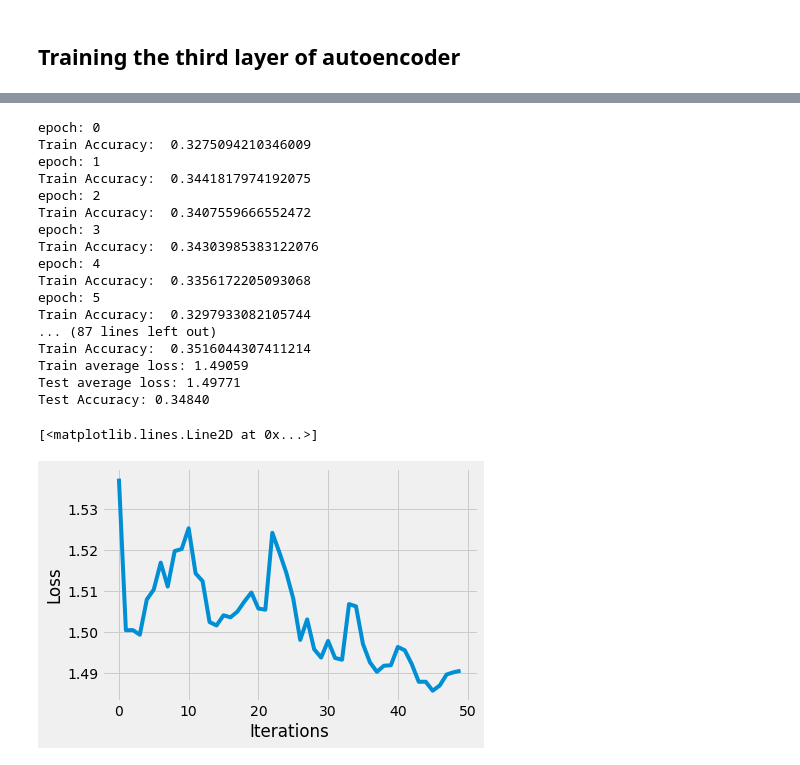
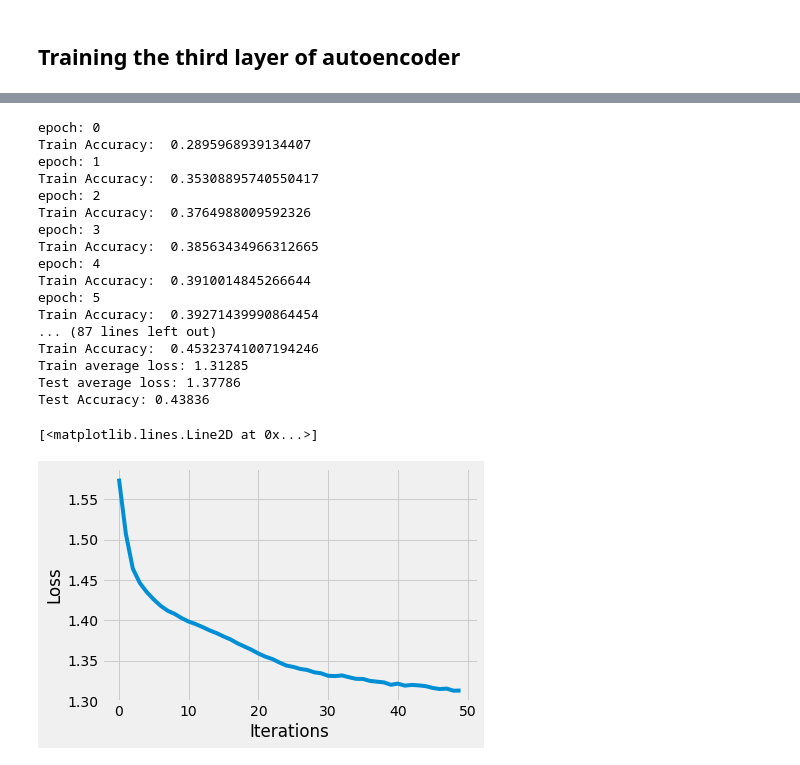
Before and after one commit to nehamjain10/CS6910_Assignments, a Jupyter notebook: Assignment_2/Assignment2Task2.ipynb, the cells around one changed output, grey strips where cells are left out. Drawn from its saved outputs; the diff is of its cells as text; code cells hidden in the pictures.

```diff
--- a/Assignment_2/Assignment2Task2.ipynb
+++ b/Assignment_2/Assignment2Task2.ipynb
@@ -72,23 +72,23 @@ class EarlyStopping:
 # 3 - gallina
 # 4 - gatto
 
-df1 = pd.read_csv('/content/cavallo.csv', header=None)
+df1 = pd.read_csv('content/cavallo.csv', header=None)
 df1.rename(columns={0: 'y'}, inplace=True)
 df1 = df1.assign(y=0)
 
-df2 = pd.read_csv('/content/elefante.csv', header=None)
+df2 = pd.read_csv('content/elefante.csv', header=None)
 df2.rename(columns={0: 'y'}, inplace=True)
 df2 = df2.assign(y=1)
 
-df3 = pd.read_csv('/content/farfalla.csv', header=None)
+df3 = pd.read_csv('content/farfalla.csv', header=None)
 df3.rename(columns={0: 'y'}, inplace=True)
 df3 = df3.assign(y=2)
 
-df4 = pd.read_csv('/content/gallina.csv', header=None)
+df4 = pd.read_csv('content/gallina.csv', header=None)
 df4.rename(columns={0: 'y'}, inplace=True)
 df4 = df4.assign(y=3)
 
-df5 = pd.read_csv('/content/gatto.csv', header=None)
+df5 = pd.read_csv('content/gatto.csv', header=None)
 df5.rename(columns={0: 'y'}, inplace=True)
 df5 = df5.assign(y=4)
 
@@ -108,8 +124,12 @@ y = df['y']
 X = np.array(X)
 y = np.array(y)
 # %%
-BATCH_SIZE = 16
+BATCH_SIZE = 32
 X_train, X_test, y_train, y_test = train_test_split(X, y, train_size=0.8, stratify = y)
+
+X_train = (X_train-X_train.min(0))/(X_train.max(0)-X_train.min(0))
+X_test = (X_test-X_test.min(0))/(X_test.max(0)-X_test.min(0))
+
 train_dataloader = DataLoader(TensorDataset(torch.tensor(X_train), torch.tensor(y_train)), batch_size = BATCH_SIZE, shuffle = True)
 test_dataloader = DataLoader(TensorDataset(torch.tensor(X_test), torch.tensor(y_test)), batch_size = BATCH_SIZE, shuffle = True)
 # %%
@@ -139,8 +159,8 @@ SAE1 = AANN1()
 SAE1.to(device)
 
 loss_function = nn.MSELoss(reduction = 'mean')
-optimizer = optim.Adam(SAE1.parameters(), lr = 3e-4, weight_decay = 1e-8)
-early_stopping = EarlyStopping(patience=20)
+optimizer = optim.Adam(SAE1.parameters(), lr = 3e-3)
+early_stopping = EarlyStopping(patience=5)
 
 epochs = 100
 losses = []
@@ -193,0 +215,7 @@ plt.plot(losses[:100])
+# %%
+# Defining the Plot Style
+plt.style.use('fivethirtyeight')
+plt.xlabel('Iterations')
+plt.ylabel('Loss')
+
+plt.plot(avg_test_loss[:100])
@@ -381,10 +414,10 @@ class StackedAutoEncoder(nn.Module):
 model = StackedAutoEncoder()
 model.to(device)
 loss_function = nn.CrossEntropyLoss(reduction = 'mean')
-optimizer = optim.Adam(model.parameters(), lr = 3e-4, weight_decay = 1e-8)
+optimizer = optim.Adam(model.parameters(), lr = 9e-4, weight_decay = 1e-8)
 
 train_loss_list = list()
-epochs = 50
+epochs = 500
 accuracy_metrics = {
   'train': [],
   'test': []
@@ -423,44 +456,44 @@ for X_test, y_test in test_dataloader:
     y_test = y_test.type(torch.long).to(device)
 
     score = model(X_test)
     loss = loss_function(input=score, target=y_test)
 
     test_loss_list.append(loss.detach().cpu().numpy())
     max_indices = torch.argmax(score, dim=1)
     correct_classified +=  (max_indices == y_test).float().sum()
 
 accuracy_metrics["test"].append(correct_classified.item() / len(test_dataloader.dataset))
 test_loss_list.append(np.average(test_loss_list))
 
 print("Train average loss: %.5f" %train_loss_list[-1])
 print("Test average loss: %.5f" %test_loss_list[-1])
 print("Test Accuracy: %.5f" %accuracy_metrics['test'][0])
 # Defining the Plot Style
 plt.style.use('fivethirtyeight')
 plt.xlabel('Iterations')
 plt.ylabel('Loss')
 
 plt.plot(train_loss_list)
 # %% [output]
 epoch: 0
-Train Accuracy:  0.3275094210346009
+Train Accuracy:  0.2895968939134407
 epoch: 1
-Train Accuracy:  0.3441817974192075
+Train Accuracy:  0.35308895740550417
 epoch: 2
-Train Accuracy:  0.3407559666552472
+Train Accuracy:  0.3764988009592326
 epoch: 3
-Train Accuracy:  0.34303985383122076
+Train Accuracy:  0.38563434966312665
 epoch: 4
-Train Accuracy:  0.3356172205093068
+Train Accuracy:  0.3910014845266644
 epoch: 5
-Train Accuracy:  0.3297933082105744
+Train Accuracy:  0.39271439990864454
 ... (87 lines left out)
-Train Accuracy:  0.3516044307411214
-Train average loss: 1.49059
-Test average loss: 1.49771
-Test Accuracy: 0.34840
+Train Accuracy:  0.45323741007194246
+Train average loss: 1.31285
+Test average loss: 1.37786
+Test Accuracy: 0.43836
 [<matplotlib.lines.Line2D at 0x...>]
-[figure, old version]
+[figure, new version]
 # %%
 import seaborn as sns
 
```
Also changed, not shown: parts of 7 cells of this notebook, 4 other files.
